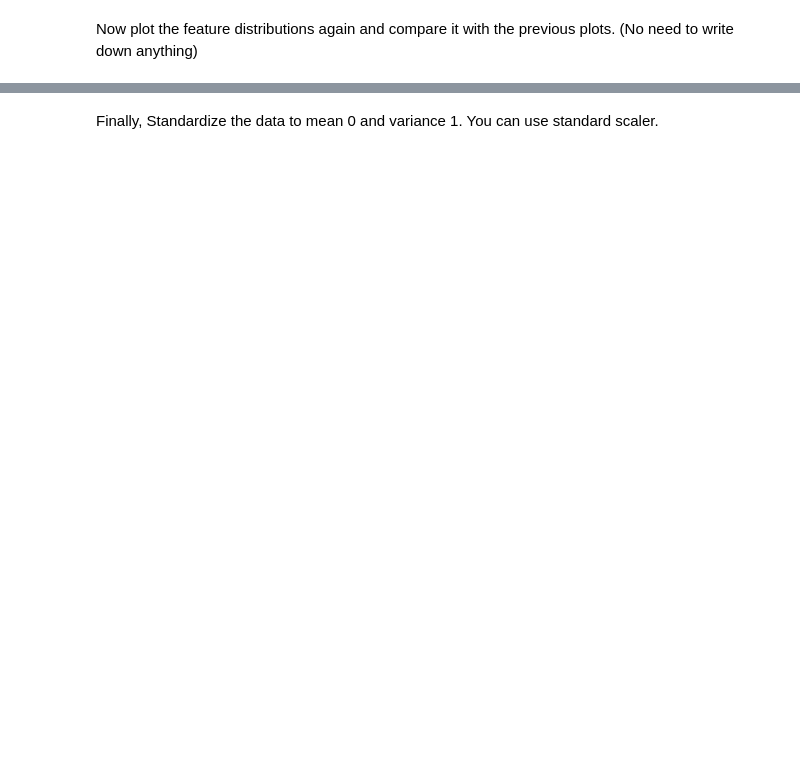
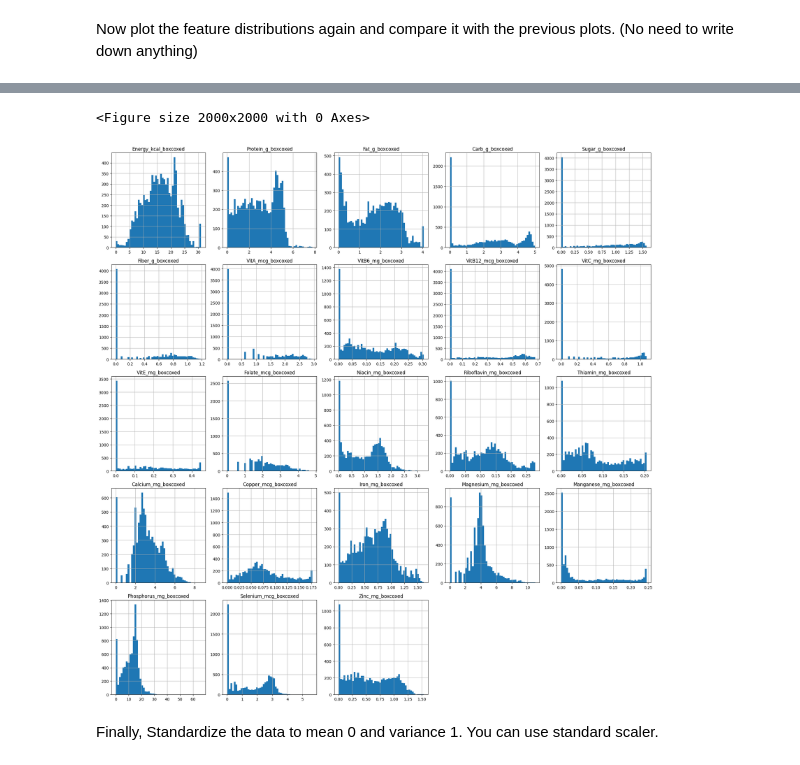
Before and after one commit to amirezzati/ml, a Jupyter notebook: homeworks/HW5/pract/dimension_reduction.ipynb, the cells around one changed output, grey strips where cells are left out. Cells and saved outputs as stored; diff of their text form; code cells hidden in the pictures; blank space fills up the shorter version.

```diff
--- a/homeworks/HW5/pract/dimension_reduction.ipynb
+++ b/homeworks/HW5/pract/dimension_reduction.ipynb
@@ -105,8 +149,10 @@ We can use the Box-Cox transformation to make the data more normally distributed
 from scipy.stats import boxcox
 # Assuming df is our pandas DataFrame containing numerical features
 # df_boxcoxed will be a numpy array
-df = df + 1
-df_boxcoxed = pd.DataFrame(index=df.index)
+df_numeric_rr = df_numeric_rr + 1
+df_boxcoxed = pd.DataFrame(index=df_numeric_rr.index)
 
-for i in df.columns.values:
-    df_boxcoxed["%s_boxcoxed" % i] = boxcox(df.loc[:, i])[0]
+for i in df_numeric_rr.columns.values:
+    df_boxcoxed["%s_boxcoxed" % i] = boxcox(df_numeric_rr.loc[:, i])[0]
+
+df_boxcoxed.head()
@@ -119,2 +170,11 @@ Now plot the feature distributions again and compare it with the previous plots.
+# %%
+#TODO
+plt.figure(figsize=(20, 20))
+df_boxcoxed.hist(bins=50, figsize=(20, 20))
+plt.tight_layout()
+plt.show()
+# %% [output]
+<Figure size 2000x2000 with 0 Axes>
+[figure, added]
 # %% [markdown]
 Finally, Standardize the data to mean 0 and variance 1. You can use standard scaler.
```
Also changed, not shown: parts of 46 cells of this notebook.
